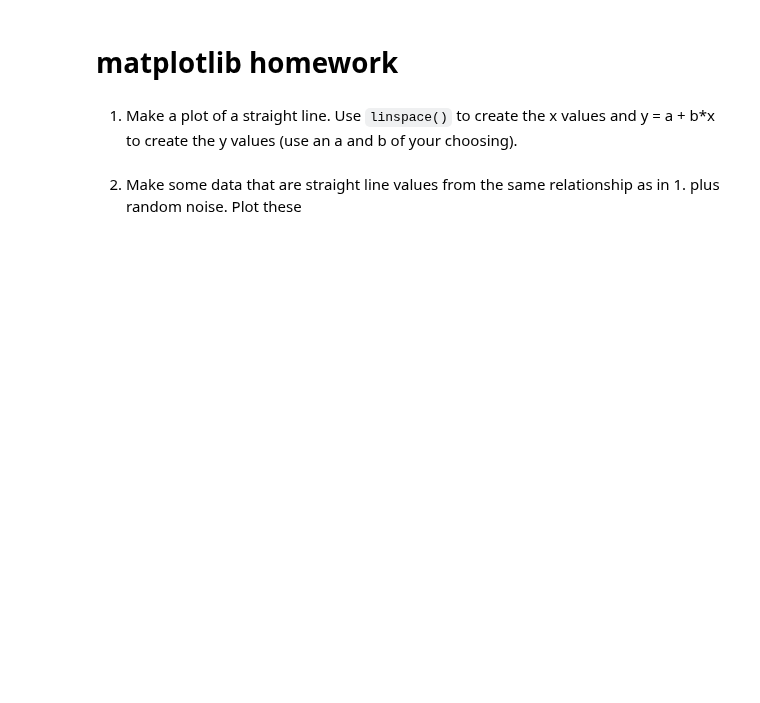
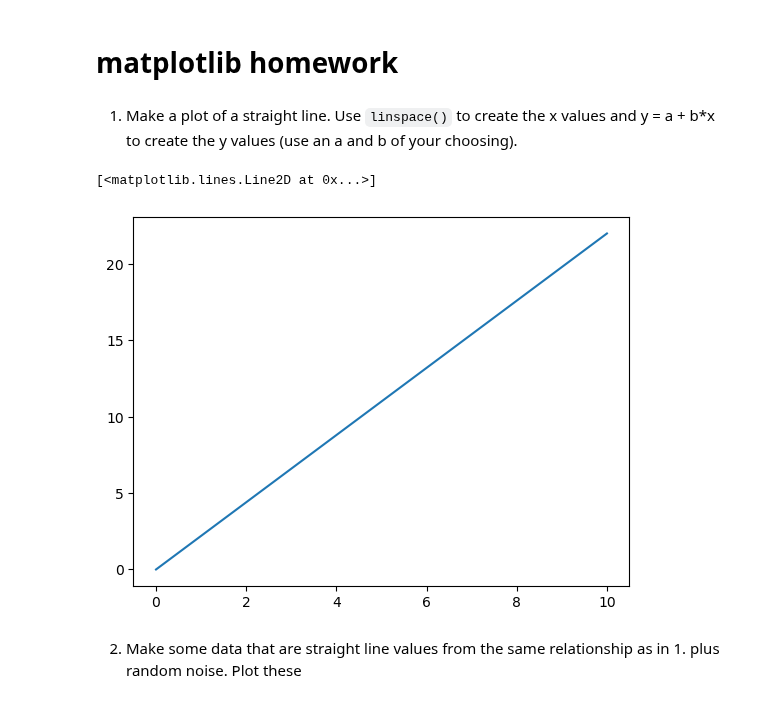
Before and after one commit to psychdatascience/FDS-CourseTwo, a Jupyter notebook: tu08_re_MatPlotLib_HWS.ipynb, the cells around one changed output. Saved outputs shown, nothing was run; the diff lists cells and outputs as text; code cells hidden in the pictures; blank space fills up the shorter version.

Commit message:
fineshed matplotlib HWS

```diff
--- a/tu08_re_MatPlotLib_HWS.ipynb
+++ b/tu08_re_MatPlotLib_HWS.ipynb
@@ -3,4 +6,14 @@
 # %% [markdown]
 1. Make a plot of a straight line. Use `linspace()` to create the x values and y = a + b*x to create the y values (use an a and b of your choosing).
+# %%
+my_x = np.linspace(0, 10, 50)
+
+a, b = 0, 2.2
+my_y = a + b * my_x
+
+plt.plot(my_x, my_y)
+# %% [output]
+[<matplotlib.lines.Line2D at 0x...>]
+[figure, added]
 # %% [markdown]
 2. Make some data that are straight line values from the same relationship as in 1. plus random noise. Plot these
```
Also changed, not shown: parts of 14 cells of this notebook.
